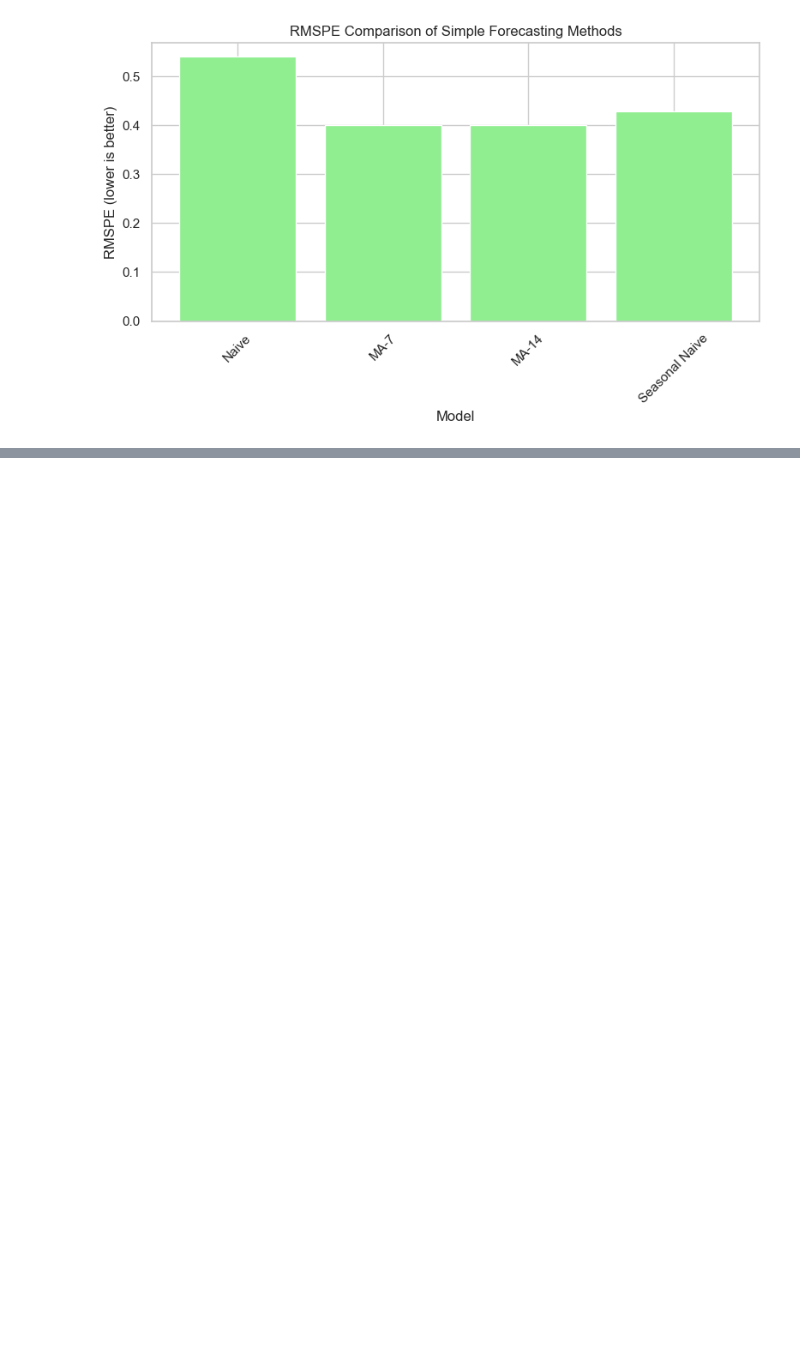
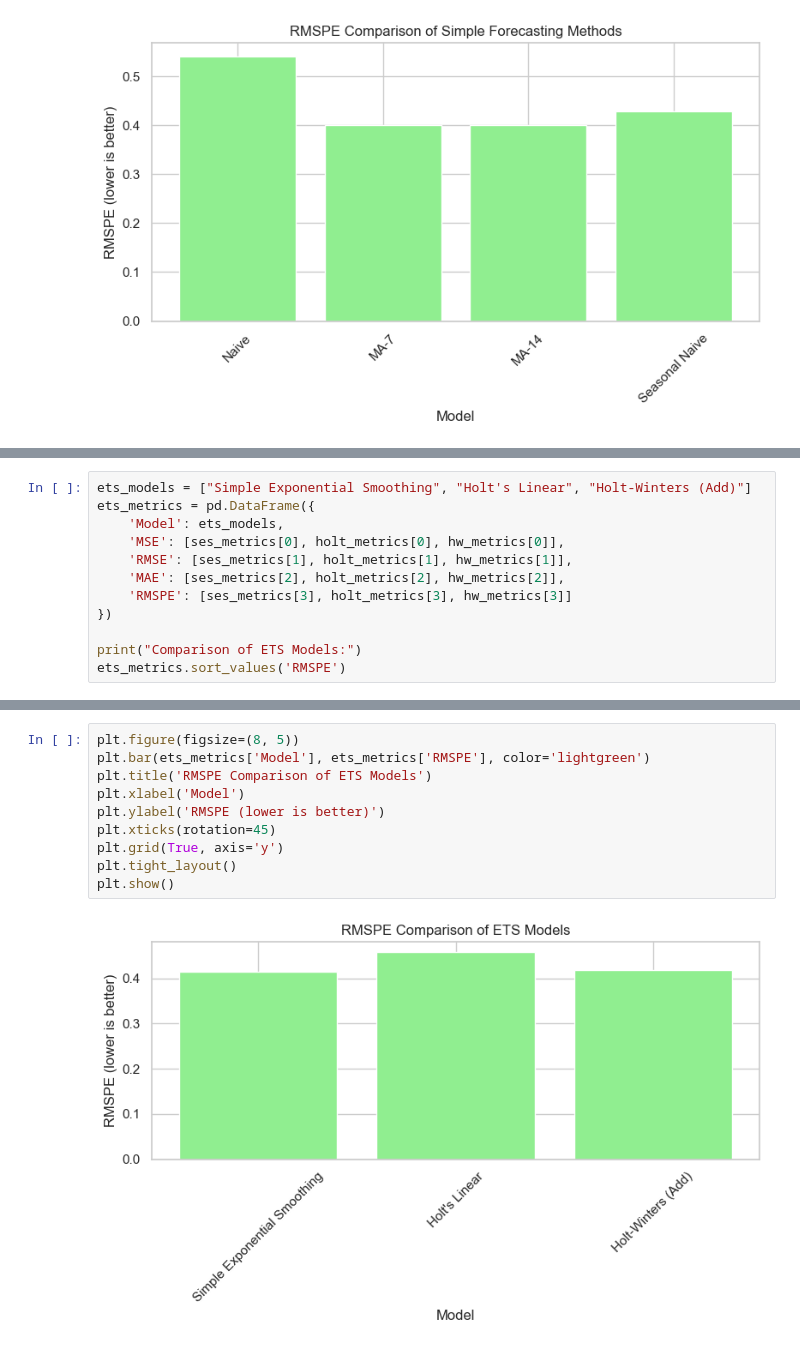
Before and after one commit to ali2yman/Rossman-Store---Time-Series-Analysis-Project, a Jupyter notebook: code.ipynb, the cells around one changed output, grey strips where cells are left out. Drawn from its saved outputs; the diff is of its cells as text; blank space fills up the shorter version.

```diff
--- a/code.ipynb
+++ b/code.ipynb
@@ -712,0 +802,12 @@ plt.show()
+# %%
+ets_models = ["Simple Exponential Smoothing", "Holt's Linear", "Holt-Winters (Add)"]
+ets_metrics = pd.DataFrame({
+    'Model': ets_models,
+    'MSE': [ses_metrics[0], holt_metrics[0], hw_metrics[0]],
+    'RMSE': [ses_metrics[1], holt_metrics[1], hw_metrics[1]],
+    'MAE': [ses_metrics[2], holt_metrics[2], hw_metrics[2]],
+    'RMSPE': [ses_metrics[3], holt_metrics[3], hw_metrics[3]]
+})
+
+print("Comparison of ETS Models:")
+ets_metrics.sort_values('RMSPE')
@@ -712,0 +820,12 @@ plt.show()
+# %%
+plt.figure(figsize=(8, 5))
+plt.bar(ets_metrics['Model'], ets_metrics['RMSPE'], color='lightgreen')
+plt.title('RMSPE Comparison of ETS Models')
+plt.xlabel('Model')
+plt.ylabel('RMSPE (lower is better)')
+plt.xticks(rotation=45)
+plt.grid(True, axis='y')
+plt.tight_layout()
+plt.show()
+# %% [output]
+[figure, added]
```
Also changed, not shown: parts of 10 cells of this notebook.
